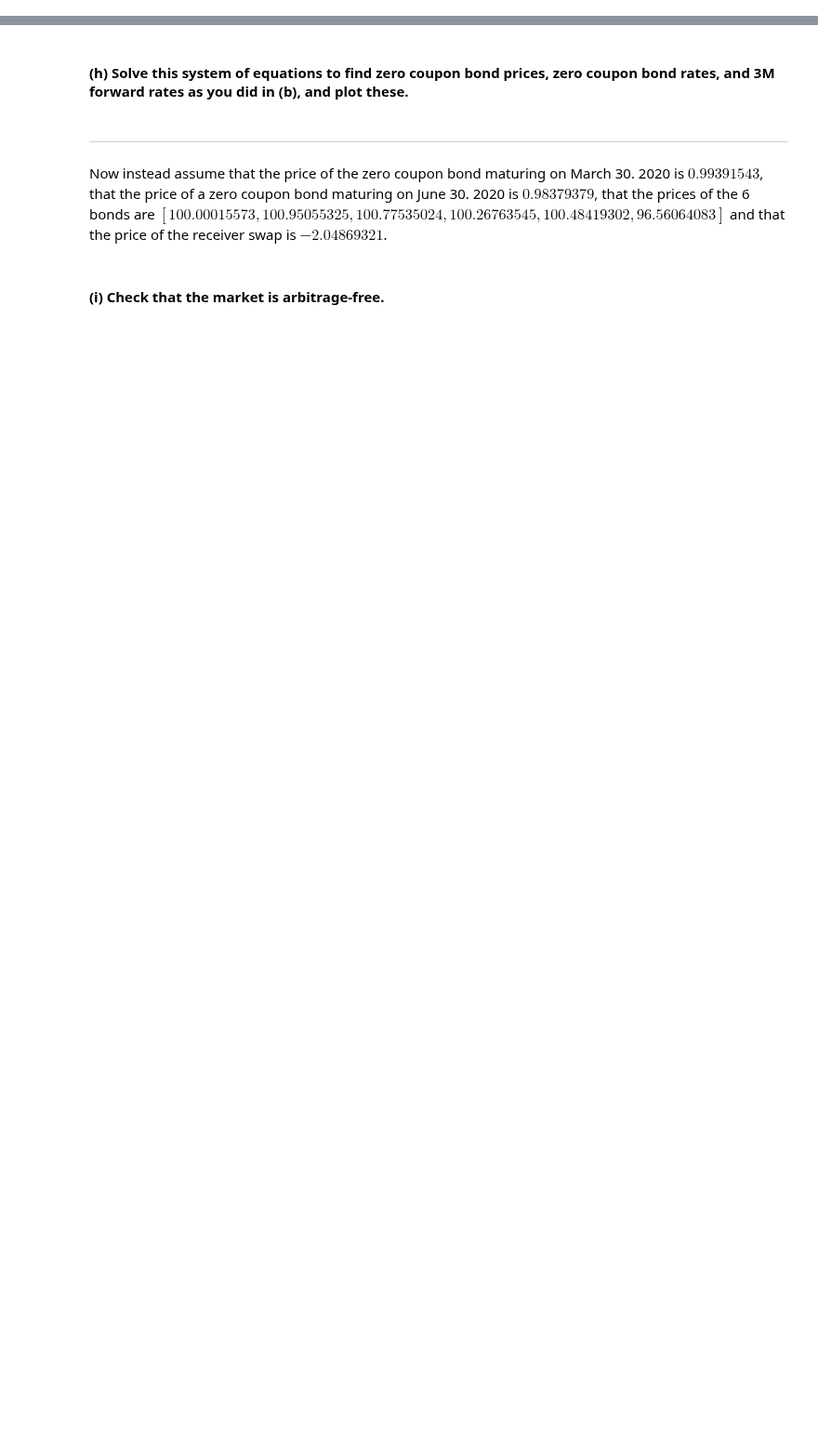
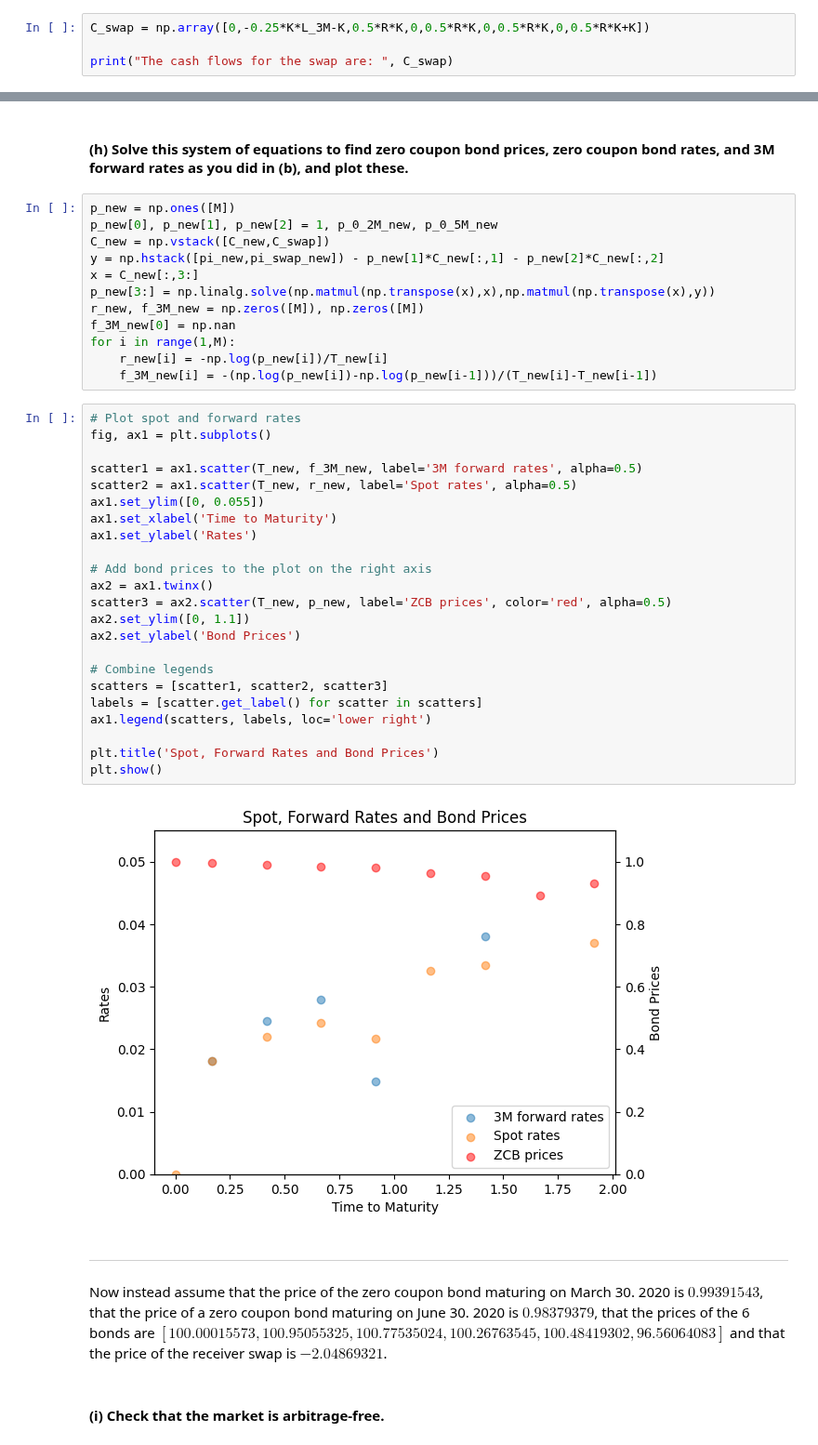
Before and after one commit to johanoelgaard/FixedIncome, a Jupyter notebook: Problem Set 1/ps1.ipynb, the cells around one changed output, grey strips where cells are left out. Shown at 93% size. Cells and saved outputs as stored; diff of their text form; blank space fills up the shorter version.

```diff
--- a/Problem Set 1/ps1.ipynb
+++ b/Problem Set 1/ps1.ipynb
@@ -155,2 +254,6 @@ receiver swap from e) is now $−0.1161878302683732$
 # %% [markdown]
 #### (g) Set up a system of equations including the interest rate swap to compute zero coupon bond prices.
+# %%
+C_swap = np.array([0,-0.25*K*L_3M-K,0.5*R*K,0,0.5*R*K,0,0.5*R*K,0,0.5*R*K+K])
+
+print("The cash flows for the swap are: ", C_swap)
@@ -157,5 +263,42 @@ receiver swap from e) is now $−0.1161878302683732$
 # %% [markdown]
 #### (h) Solve this system of equations to find zero coupon bond prices, zero coupon bond rates, and 3M forward rates as you did in (b), and plot these.
+# %%
+p_new = np.ones([M])
+p_new[0], p_new[1], p_new[2] = 1, p_0_2M_new, p_0_5M_new
+C_new = np.vstack([C_new,C_swap])
+y = np.hstack([pi_new,pi_swap_new]) - p_new[1]*C_new[:,1] - p_new[2]*C_new[:,2]
+x = C_new[:,3:]
+p_new[3:] = np.linalg.solve(np.matmul(np.transpose(x),x),np.matmul(np.transpose(x),y))
+r_new, f_3M_new = np.zeros([M]), np.zeros([M])
+f_3M_new[0] = np.nan
+for i in range(1,M):
+    r_new[i] = -np.log(p_new[i])/T_new[i]
+    f_3M_new[i] = -(np.log(p_new[i])-np.log(p_new[i-1]))/(T_new[i]-T_new[i-1])
+# %%
+# Plot spot and forward rates
+fig, ax1 = plt.subplots()
+
+scatter1 = ax1.scatter(T_new, f_3M_new, label='3M forward rates', alpha=0.5)
+scatter2 = ax1.scatter(T_new, r_new, label='Spot rates', alpha=0.5)
+ax1.set_ylim([0, 0.055])
+ax1.set_xlabel('Time to Maturity')
+ax1.set_ylabel('Rates')
+
+# Add bond prices to the plot on the right axis
+ax2 = ax1.twinx()
+scatter3 = ax2.scatter(T_new, p_new, label='ZCB prices', color='red', alpha=0.5)
+ax2.set_ylim([0, 1.1])
+ax2.set_ylabel('Bond Prices')
+
+# Combine legends
+scatters = [scatter1, scatter2, scatter3]
+labels = [scatter.get_label() for scatter in scatters]
+ax1.legend(scatters, labels, loc='lower right')
+
+plt.title('Spot, Forward Rates and Bond Prices')
+plt.show()
+# %% [output]
+[figure, added]
 # %% [markdown]
 ---
 # %% [markdown]
```
Also changed, not shown: parts of 13 cells of this notebook, 3 other files.
